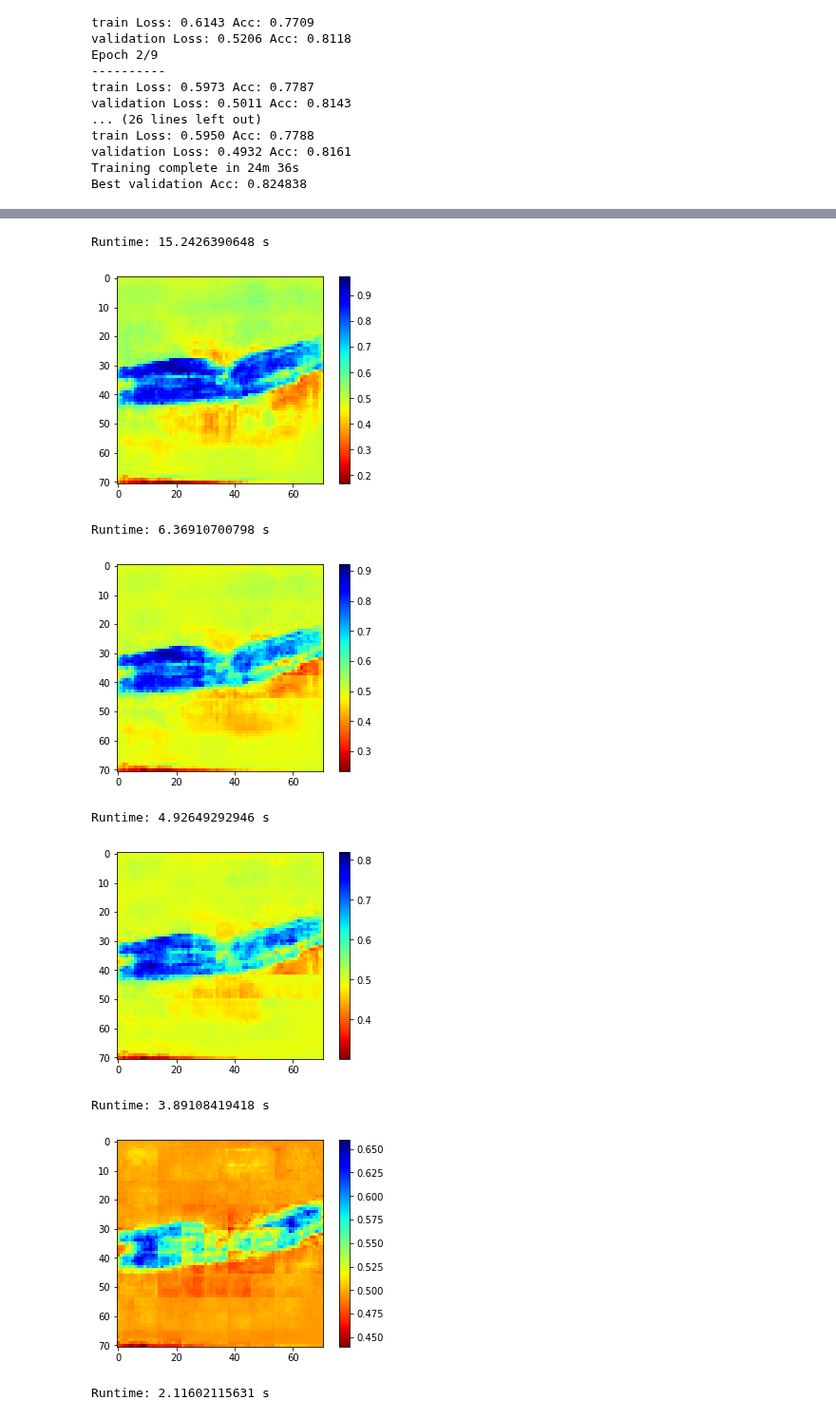
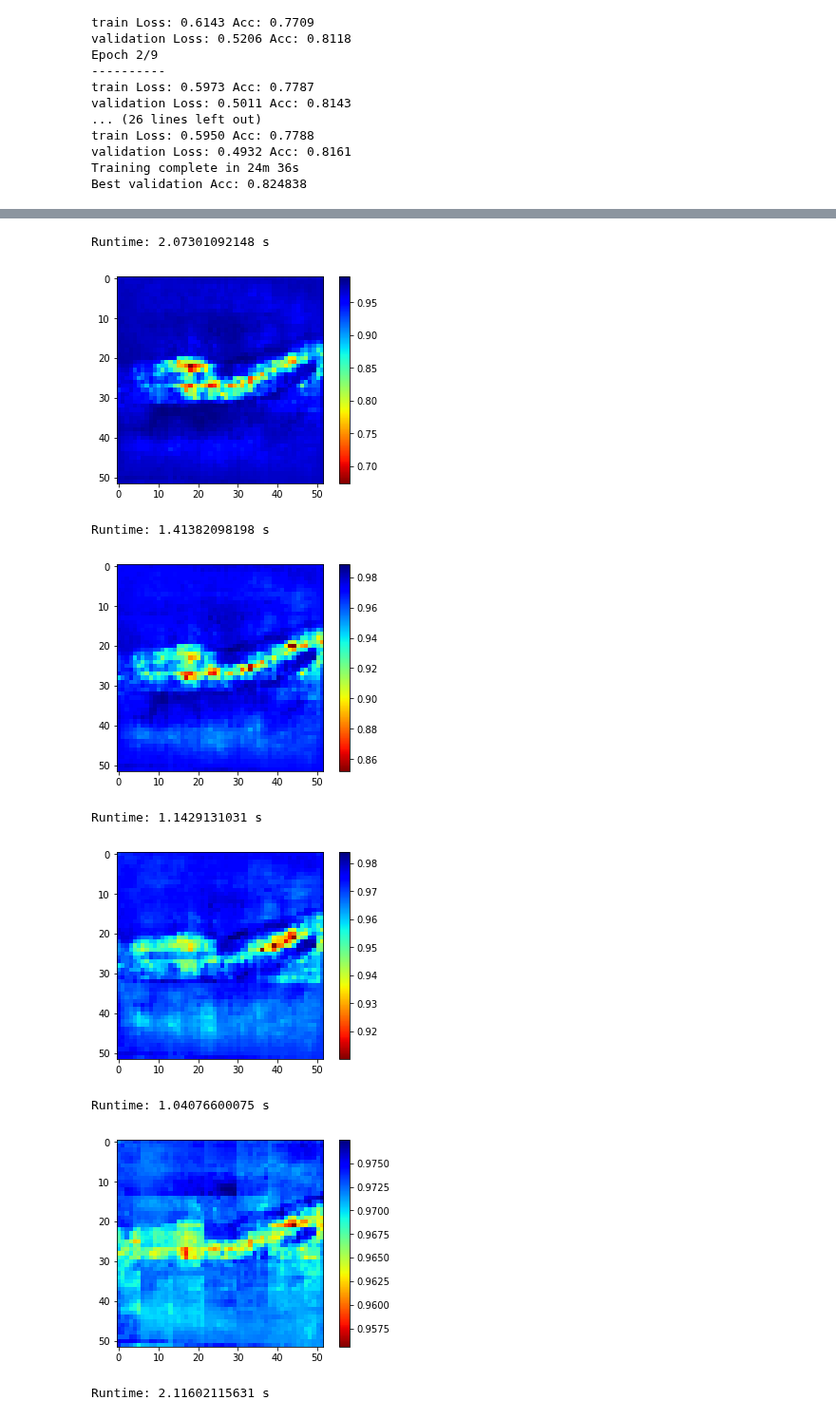
Before and after one commit to xil222/krypton, a Jupyter notebook: exps/oct_finetune.ipynb, the cells around one changed output, grey strips where cells are left out. Shown at 95% size. Cells and saved outputs as stored; diff of their text form; code cells hidden in the pictures.

```diff
--- a/exps/oct_finetune.ipynb
+++ b/exps/oct_finetune.ipynb
@@ -60,15 +65,15 @@ transform = transforms.Compose([
     ])
 
 
-data_transforms = {'train': transform, 'validation': transform}
+data_transforms = {'train': transform, 'validation': transform, 'test': transform}
 
 image_datasets = {x: datasets.ImageFolder(os.path.join(data_dir, x),
-                                          data_transforms[x]) for x in ['train', 'validation']}
+                                          data_transforms[x]) for x in ['train', 'validation', 'test']}
 
 dataloaders = {x: torch.utils.data.DataLoader(image_datasets[x], batch_size=128,
-                        shuffle=True, num_workers=4) for x in ['train', 'validation']}
+                        shuffle=True, num_workers=4) for x in ['train', 'validation', 'test']}
 # %%
-dataset_sizes = {x: len(image_datasets[x]) for x in ['train', 'validation']}
+dataset_sizes = {x: len(image_datasets[x]) for x in ['train', 'validation', 'test']}
 class_names = image_datasets['train'].classes
 device = torch.device("cuda:0" if torch.cuda.is_available() else "cpu")
 print(class_names)
@@ -166,18 +169,18 @@ Best validation Acc: 0.824838
 # final_layer['fc:b'] = model_ft.fc.bias.data.cpu().numpy()
 # save_dict_to_hdf5(final_layer, './oct_resnet18_ptch.h5')
 
-# temp_weights_data = load_dict_from_hdf5('oct_resnet18_ptch.h5', gpu=True)
-# model_ft.fc.weight.data = temp_weights_data['fc:w']
-# model_ft.fc.bias.data = temp_weights_data['fc:b']
+temp_weights_data = load_dict_from_hdf5('oct_resnet18_ptch.h5', gpu=True)
+model_ft.fc.weight.data = temp_weights_data['fc:w']
+model_ft.fc.bias.data = temp_weights_data['fc:b']
 
-final_layer = {}
-final_layer['482.fc.weight'] = model_ft.fc.weight.data.cpu().numpy()
-final_layer['483.fc.bias'] = model_ft.fc.bias.data.cpu().numpy()
-save_dict_to_hdf5(final_layer, './oct_inception3_ptch.h5')
+# final_layer = {}
+# final_layer['482.fc.weight'] = model_ft.fc.weight.data.cpu().numpy()
+# final_layer['483.fc.bias'] = model_ft.fc.bias.data.cpu().numpy()
+# save_dict_to_hdf5(final_layer, './oct_inception3_ptch.h5')
 
-temp_weights_data = load_dict_from_hdf5('oct_inception3_ptch.h5', gpu=True)
-model_ft.fc.weight.data = temp_weights_data['482.fc.weight']
-model_ft.fc.bias.data = temp_weights_data['483.fc.bias']
+# temp_weights_data = load_dict_from_hdf5('oct_inception3_ptch.h5', gpu=True)
+# model_ft.fc.weight.data = temp_weights_data['482.fc.weight']
+# model_ft.fc.bias.data = temp_weights_data['483.fc.bias']
 # %%
 #file_path = '../data/oct/validation/CNV/CNV-375851-1.jpeg'
 #file_path = '../data/oct/validation/CNV/CNV-5446025-7.jpeg'
@@ -191,13 +194,13 @@ tensor([[-1.2032, -1.0395, -0.5079,  0.1146]], device='cuda:0')
 # weights_data['fc8_W:0'] = model_ft.classifier[-1].weight.data
 # weights_data['fc8_b:0'] = model_ft.classifier[-1].bias.data
 
-# weights_data = load_dict_from_hdf5('../code/python/resnet18_weights_ptch.h5', gpu=True)
-# weights_data['fc:w'] = model_ft.fc.weight.data
-# weights_data['fc:b'] = model_ft.fc.bias.data
+weights_data = load_dict_from_hdf5('../code/python/resnet18_weights_ptch.h5', gpu=True)
+weights_data['fc:w'] = model_ft.fc.weight.data
+weights_data['fc:b'] = model_ft.fc.bias.data
 
-weights_data = load_dict_from_hdf5('../code/python/inception3_weights_ptch.h5', gpu=True)
-weights_data['482.fc.weight'] = model_ft.fc.weight.data
-weights_data['483.fc.bias'] = model_ft.fc.bias.data
+# weights_data = load_dict_from_hdf5('../code/python/inception3_weights_ptch.h5', gpu=True)
+# weights_data['482.fc.weight'] = model_ft.fc.weight.data
+# weights_data['483.fc.bias'] = model_ft.fc.bias.data
 # %%
 patch_size = 16
 stride = 4
@@ -217,25 +220,25 @@ torch.cuda.empty_cache()
 # %%
 for b in [1., 0.5, 0.4, 0.3]:
     prev_time = time.time()
-    x = inc_inference_e2e(Inception3, file_path, patch_size, stride, batch_size=128, beta=b,
+    x = inc_inference_e2e(ResNet18, file_path, patch_size, stride, batch_size=128, beta=b,
                           x0=0, y0=0, image_size=image_size,
                           x_size=image_size, y_size=image_size, gpu=True, n_labels=n_labels,
                           weights_data=weights_data, loader=data_transforms['validation'], c=0.0)
 
     print('Runtime: ' + str((time.time()-prev_time)) + " s")
     #hm_th = generate_heatmap(file_path, x, show=True, label="")
     plt.imshow(x, cmap=plt.cm.jet_r, interpolation='none')
     plt.colorbar()
     plt.show()
 # %% [output]
-Runtime: 15.2426390648 s
+Runtime: 2.07301092148 s
-[figure, old version]
+[figure, new version]
-Runtime: 6.36910700798 s
+Runtime: 1.41382098198 s
-[figure, old version]
+[figure, new version]
-Runtime: 4.92649292946 s
+Runtime: 1.1429131031 s
-[figure, old version]
+[figure, new version]
-Runtime: 3.89108419418 s
+Runtime: 1.04076600075 s
-[figure, old version]
+[figure, new version]
 # %%
 gc.collect()
 torch.cuda.empty_cache()
```
Also changed, not shown: parts of 6 cells of this notebook, 30 other files.
